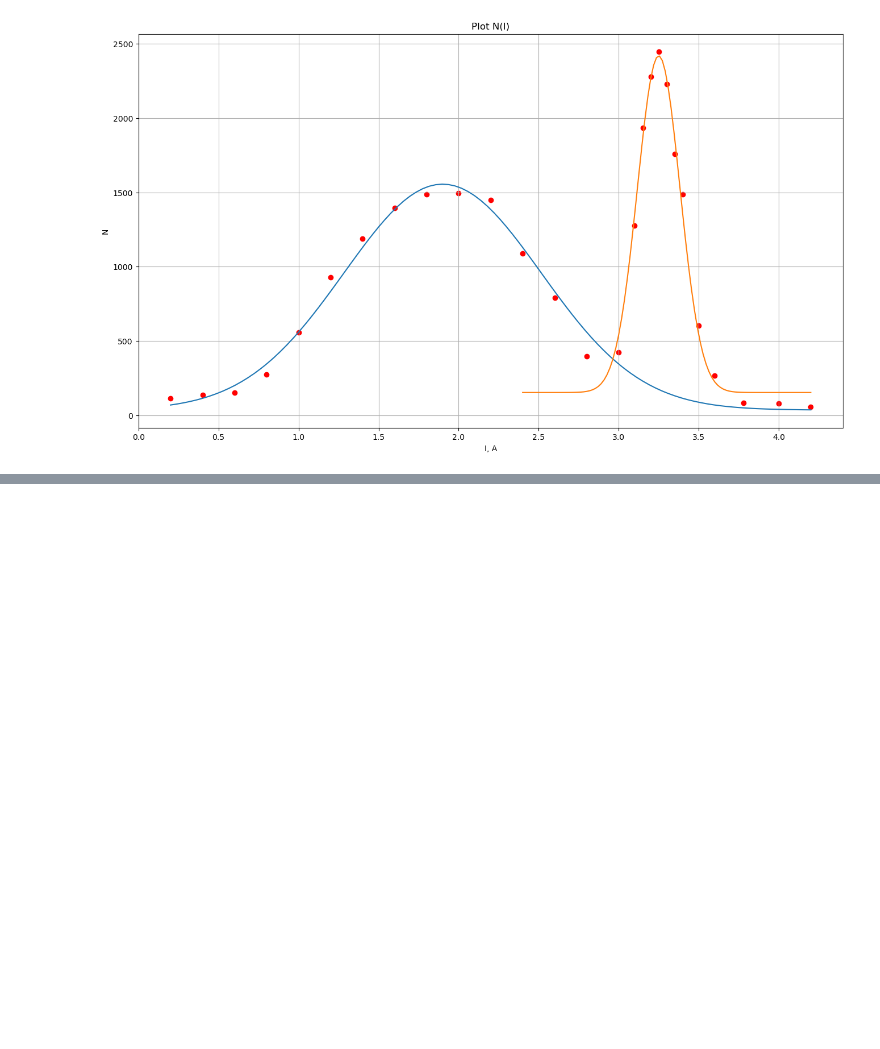
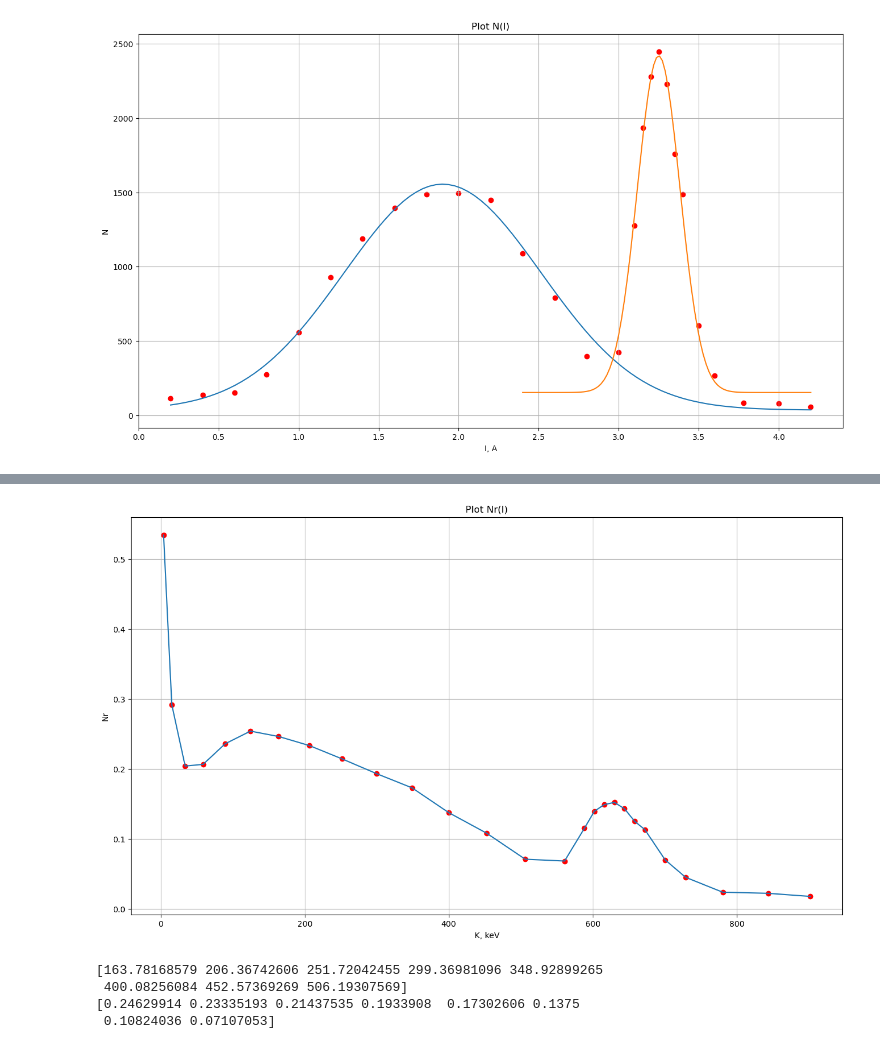
Before and after one commit to ajlekcahdp4/general-physics-labs, a Jupyter notebook: quantum-physics/4-2/data/computations.ipynb, the cells around one changed output, grey strips where cells are left out. Saved outputs shown, nothing was run; the diff lists cells and outputs as text; code cells hidden in the pictures; blank space fills up the shorter version.

```diff
--- a/quantum-physics/4-2/data/computations.ipynb
+++ b/quantum-physics/4-2/data/computations.ipynb
@@ -62,4 +62,8 @@ plt.savefig("images/I-N.png")
 [figure]
 # %%
 Nr = (np.sqrt(np.asarray(N))/T)/I
+kc = 1013.5 / 3.25
+PC = kc*np.asarray(I)
+K = np.sqrt(PC**2 + 500**2) - 500
+print(K)
 print(Nr)
@@ -66,14 +82,21 @@ print(Nr)
 # %%
 plt.figure(figsize=[16,9])
-plt.plot(I, Nr)
-plt.scatter(I, Nr, color="red")
+plt.plot(K, Nr)
+plt.scatter(K, Nr, color="red")
 plt.title("Plot Nr(I)")
-plt.xlabel("I, A")
+plt.xlabel("K, keV")
 plt.ylabel("Nr")
 plt.grid()
+# %% [output]
+[figure, added]
 # %%
-IEff = I[5:15]
-NrEff = Nr[5:15]
-print (IEff)
+KEff = K[6:14]
+NrEff = Nr[6:14]
+print (KEff)
 print(NrEff)
+# %% [output]
+[163.78168579 206.36742606 251.72042455 299.36981096 348.92899265
+ 400.08256084 452.57369269 506.19307569]
+[0.24629914 0.23335193 0.21437535 0.1933908  0.17302606 0.1375
+ 0.10824036 0.07107053]
 # %%
```
Also changed, not shown: parts of 2 cells of this notebook, 4 other files.
